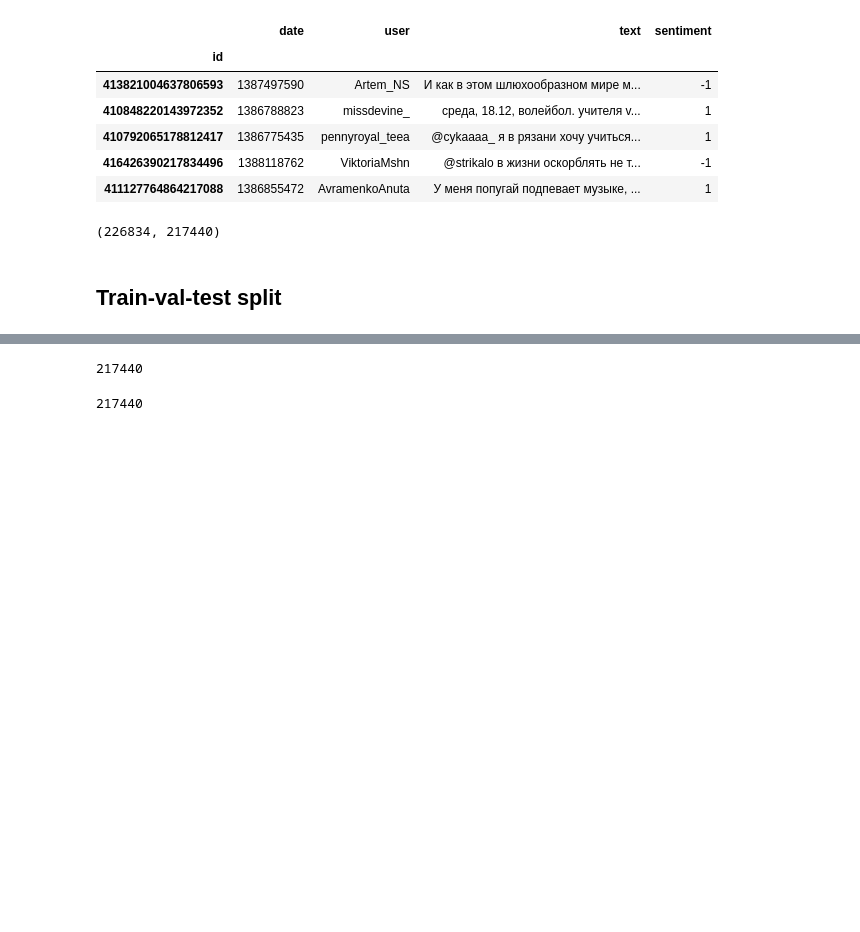
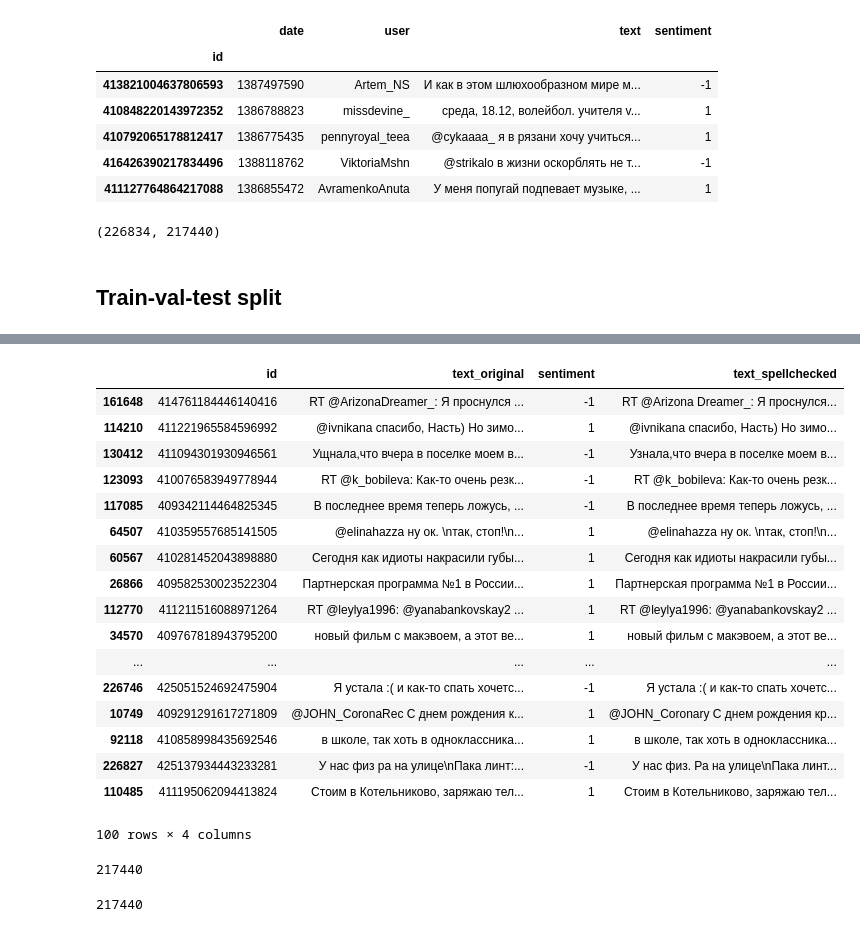
Before and after one commit to Guitaricet/text_classification, a Jupyter notebook: preproces/makaron.ipynb, the cells around one changed output, grey strips where cells are left out. Drawn from its saved outputs; the diff is of its cells as text; code cells hidden in the pictures; blank space fills up the shorter version.

```diff
--- a/preproces/makaron.ipynb
+++ b/preproces/makaron.ipynb
@@ -59,6 +59,27 @@ data.sample(2)
 |  | id | original_text | sentiment | text |
 | 109500 | 411174049717698560 | RT @pydybeheqixo: Завтра я улетаю... | 1 | RT @pydybeheqixo: Завтра я улетаю... |
 | 127808 | 410790557490085888 | RT @ARTEM_KLYUSHIN: Кто ненавидит... | -1 | RT @ARTEM_KLYUSHIN: Кто ненавидит... |
+# %%
+data.sample(100)
+# %% [output]
+|  | id | text_original | sentiment | text_spellchecked |
+| 161648 | 414761184446140416 | RT @ArizonaDreamer_: Я проснулся ... | -1 | RT @Arizona Dreamer_: Я проснулся... |
+| 114210 | 411221965584596992 | @ivnikana спасибо, Насть) Но зимо... | 1 | @ivnikana спасибо, Насть) Но зимо... |
+| 130412 | 411094301930946561 | Ущнала,что вчера в поселке моем в... | -1 | Узнала,что вчера в поселке моем в... |
+| 123093 | 410076583949778944 | RT @k_bobileva: Как-то очень резк... | -1 | RT @k_bobileva: Как-то очень резк... |
+| 117085 | 409342114464825345 | В последнее время теперь ложусь, ... | -1 | В последнее время теперь ложусь, ... |
+| 64507 | 410359557685141505 | @elinahazza ну ок. \nтак, стоп!\n... | 1 | @elinahazza ну ок. \nтак, стоп!\n... |
+| 60567 | 410281452043898880 | Сегодня как идиоты накрасили губы... | 1 | Сегодня как идиоты накрасили губы... |
+| 26866 | 409582530023522304 | Партнерская программа №1 в России... | 1 | Партнерская программа №1 в России... |
+| 112770 | 411211516088971264 | RT @leylya1996: @yanabankovskay2 ... | 1 | RT @leylya1996: @yanabankovskay2 ... |
+| 34570 | 409767818943795200 | новый фильм с макэвоем, а этот ве... | 1 | новый фильм с макэвоем, а этот ве... |
+| ... | ... | ... | ... | ... |
+| 226746 | 425051524692475904 | Я устала :( и как-то спать хочетс... | -1 | Я устала :( и как-то спать хочетс... |
+| 10749 | 409291291617271809 | @JOHN_CoronaRec С днем рождения к... | 1 | @JOHN_Coronary С днем рождения кр... |
+| 92118 | 410858998435692546 | в школе, так хоть в одноклассника... | 1 | в школе, так хоть в одноклассника... |
+| 226827 | 425137934443233281 | У нас физ ра на улице\nПака линт:... | -1 | У нас физ. Ра на улице\nПака линт... |
+| 110485 | 411195062094413824 | Стоим в Котельниково, заряжаю тел... | 1 | Стоим в Котельниково, заряжаю тел... |
+100 rows × 4 columns
 # %%
 data.columns = ['id', 'text_original', 'sentiment', 'text_spellchecked']
 # %%
```
Also changed, not shown: 6 other files.
